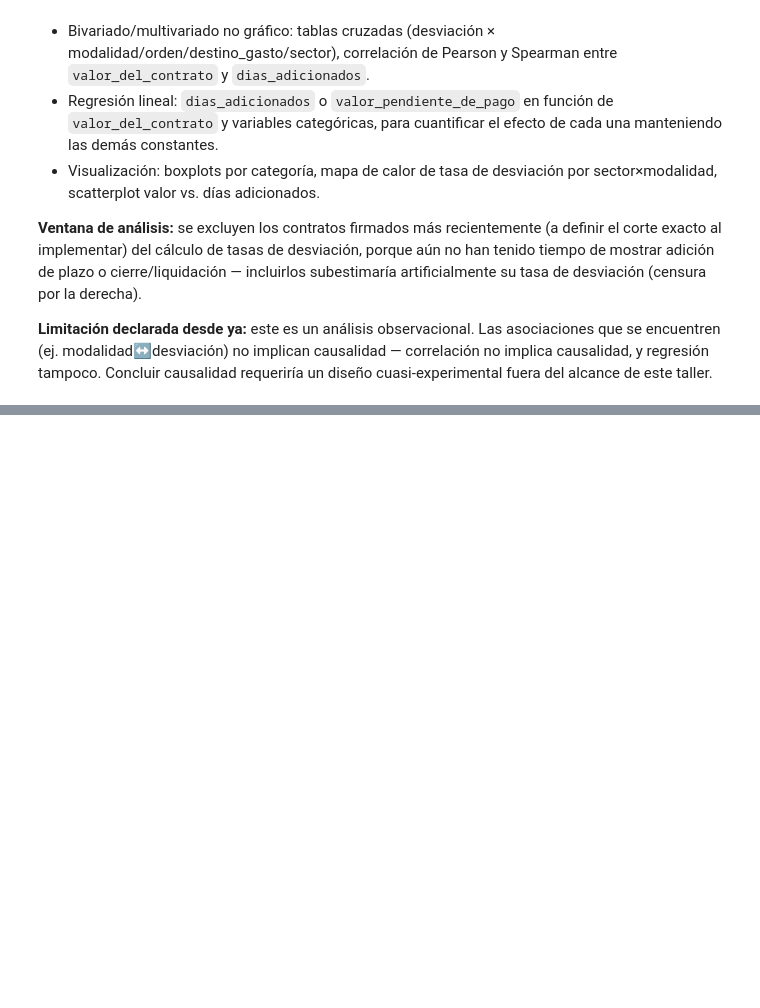
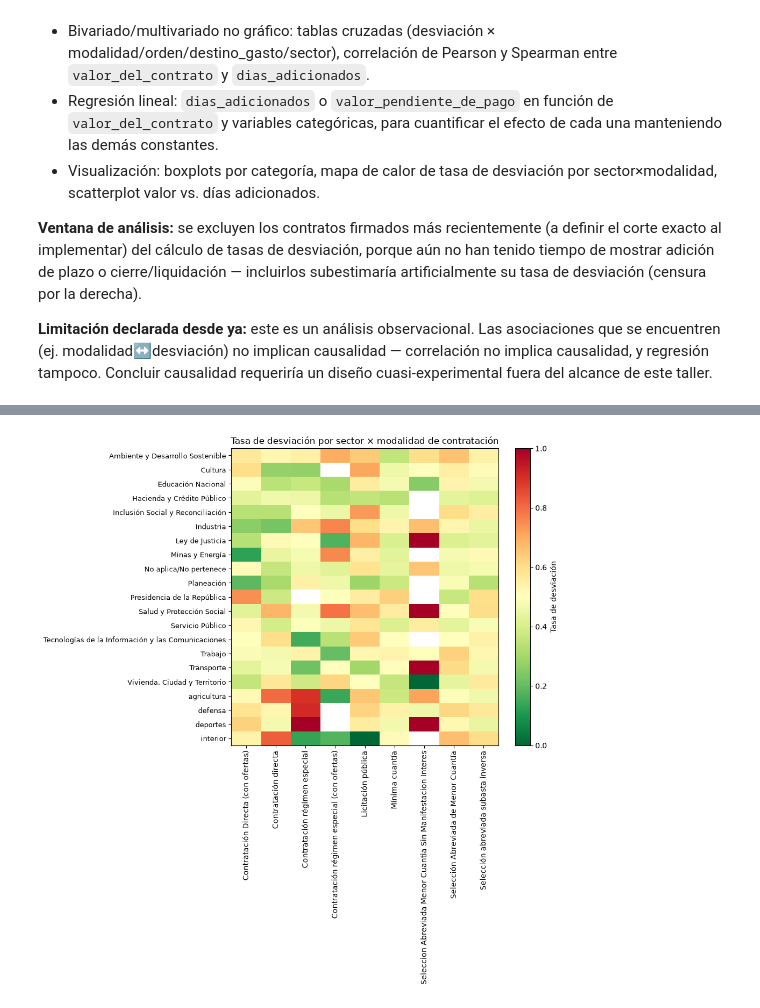
Before and after one commit to rporras10/secop-eda, a Jupyter notebook: eda_secop.ipynb, the cells around one changed output, grey strips where cells are left out. Cells and saved outputs as stored; diff of their text form; code cells hidden in the pictures; blank space fills up the shorter version.

```diff
--- a/eda_secop.ipynb
+++ b/eda_secop.ipynb
@@ -453,0 +696,22 @@ Cada hipótesis se reporta como soportada si la diferencia entre grupos es clara
+# %%
+# Solo sectores con al menos 500 contratos, para evitar filas de muestra chica y ruidosa en el mapa
+sectores_grandes = secop_df['sector'].value_counts()
+sectores_grandes = sectores_grandes[sectores_grandes >= 500].index
+
+pivot = secop_df.pivot_table(index='sector', columns='modalidad_de_contratacion', values='desviado', aggfunc='mean')
+pivot = pivot.loc[pivot.index.intersection(sectores_grandes)]
+
+# La altura de la figura depende de cuántos sectores queden (antes era fija y las etiquetas se encimaban)
+alto_figura = max(6, 0.5 * len(pivot.index))
+fig, ax = plt.subplots(figsize=(10, alto_figura))
+im = ax.imshow(pivot.values, cmap='RdYlGn_r', aspect='auto')
+ax.set_xticks(range(len(pivot.columns)))
+ax.set_xticklabels(pivot.columns, rotation=90)
+ax.set_yticks(range(len(pivot.index)))
+ax.set_yticklabels(pivot.index, fontsize=9)
+fig.colorbar(im, ax=ax, label='Tasa de desviación')
+ax.set_title('Tasa de desviación por sector × modalidad de contratación')
+plt.tight_layout()
+plt.show()
+# %% [output]
+[figure, added]
```
Also changed, not shown: parts of 34 cells of this notebook, 1 other file.
